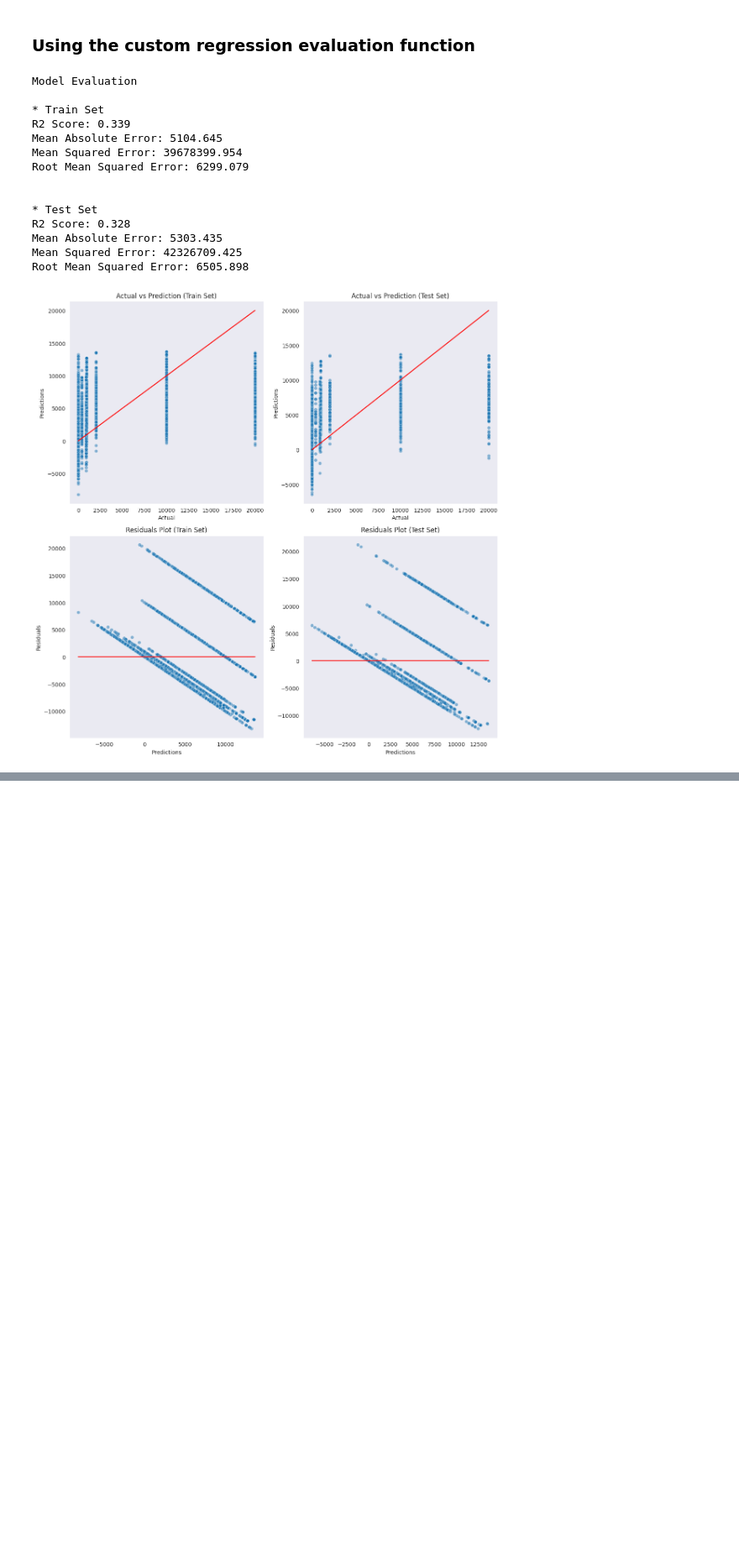
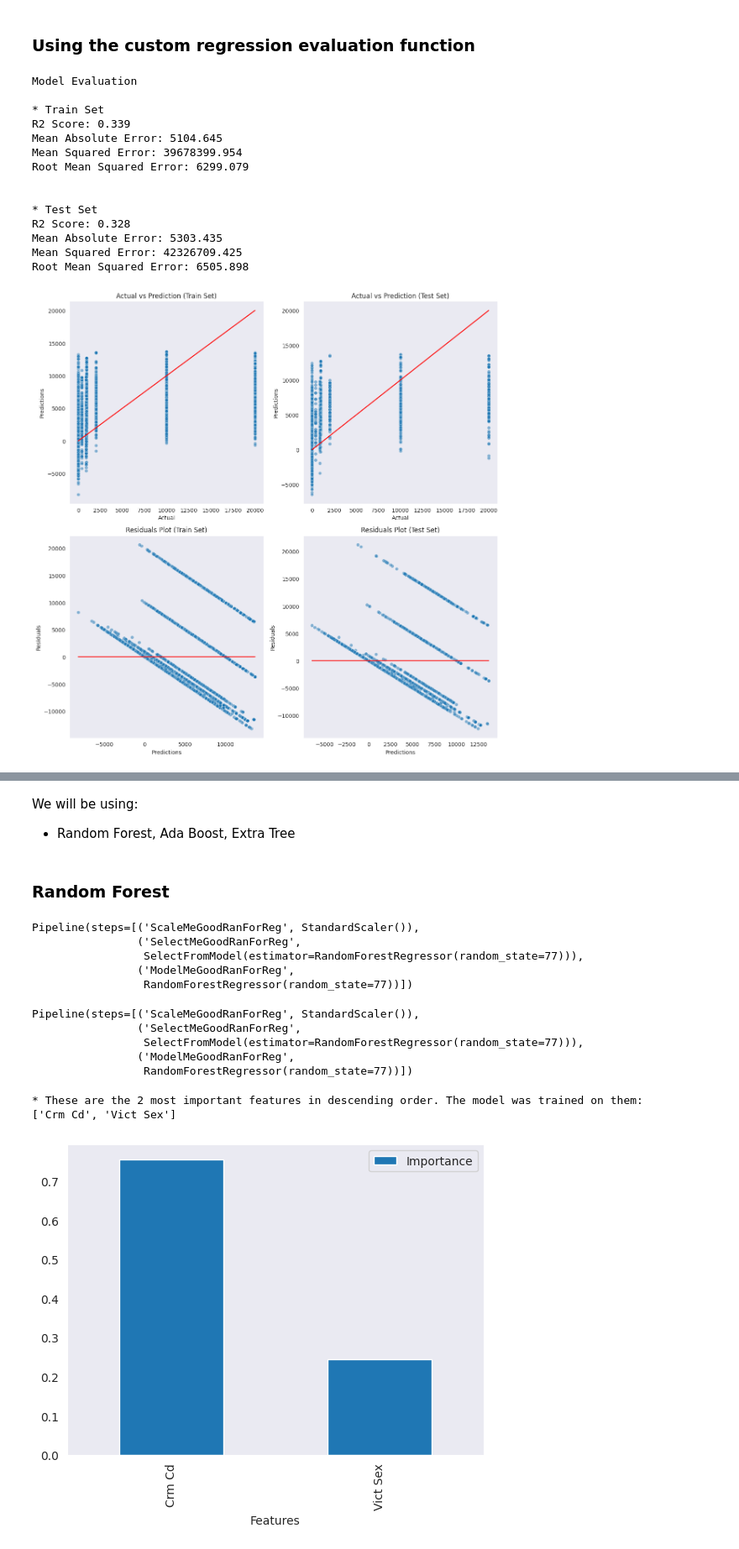
Before and after one commit to Cyril-CRGB/GazetteAnaliticsTools, a Jupyter notebook: jupyter_notebooks/5modeling_predict_amount.ipynb, the cells around one changed output, grey strips where cells are left out. Shown at 84% size. Cells and saved outputs as stored; diff of their text form; code cells hidden in the pictures; blank space fills up the shorter version.

```diff
--- a/jupyter_notebooks/5modeling_predict_amount.ipynb
+++ b/jupyter_notebooks/5modeling_predict_amount.ipynb
@@ -483,0 +488,60 @@ Possible improvement: feature engineering, model tuning, different algorithms
+# %% [markdown]
+We will be using:
+* Random Forest, Ada Boost, Extra Tree
+# %% [markdown]
+### Random Forest
+# %%
+from sklearn.pipeline import Pipeline
+from sklearn.preprocessing import StandardScaler
+from sklearn.feature_selection import SelectFromModel
+from sklearn.ensemble import RandomForestRegressor
+
+def pipeline_random_forest_reg():
+    pipeline3 = Pipeline([
+        ("ScaleMeGoodRanForReg", StandardScaler()),
+        ("SelectMeGoodRanForReg", SelectFromModel(RandomForestRegressor(random_state=77))),
+        ("ModelMeGoodRanForReg", RandomForestRegressor(random_state=77)),
+    ])
+    return pipeline3
+
+pipeline_random_forest_reg()
+# %% [output]
+Pipeline(steps=[('ScaleMeGoodRanForReg', StandardScaler()),
+                ('SelectMeGoodRanForReg',
+                 SelectFromModel(estimator=RandomForestRegressor(random_state=77))),
+                ('ModelMeGoodRanForReg',
+                 RandomForestRegressor(random_state=77))])
+# %%
+# Fit the pipeline
+pipeline3 = pipeline_random_forest_reg()
+pipeline3.fit(X_train, y_train)
+# %% [output]
+Pipeline(steps=[('ScaleMeGoodRanForReg', StandardScaler()),
+                ('SelectMeGoodRanForReg',
+                 SelectFromModel(estimator=RandomForestRegressor(random_state=77))),
+                ('ModelMeGoodRanForReg',
+                 RandomForestRegressor(random_state=77))])
+# %%
+# Evaluate the pipeline using .features_importance_
+def feature_importance_random_forest(model, columns):
+    # Create DataFrame to display feature importance
+    df_feature_importance = (pd.DataFrame(data={
+        'Features': columns,
+      'Importance': model.feature_importances_})
+  .sort_values(by='Importance', ascending=False)
+  )
+    best_features = df_feature_importance['Features'].to_list()
+
+    # Most important features statement and plot
+    print(f"* These are the {len(best_features)} most important features in descending order. " f"The model was trained on them: \n{df_feature_importance['Features'].to_list()}")
+
+    df_feature_importance.plot(kind='bar', x='Features', y='Importance')
+    plt.show()
+# %%
+feature_importance_random_forest(model = pipeline3['ModelMeGoodRanForReg'],
+                                     columns =  X_train.columns[pipeline3['SelectMeGoodRanForReg'].get_support()]
+                                     )
+# %% [output]
+* These are the 2 most important features in descending order. The model was trained on them:
+['Crm Cd', 'Vict Sex']
+[figure, added]
```
Also changed, not shown: parts of 47 cells of this notebook, 1 other file.
